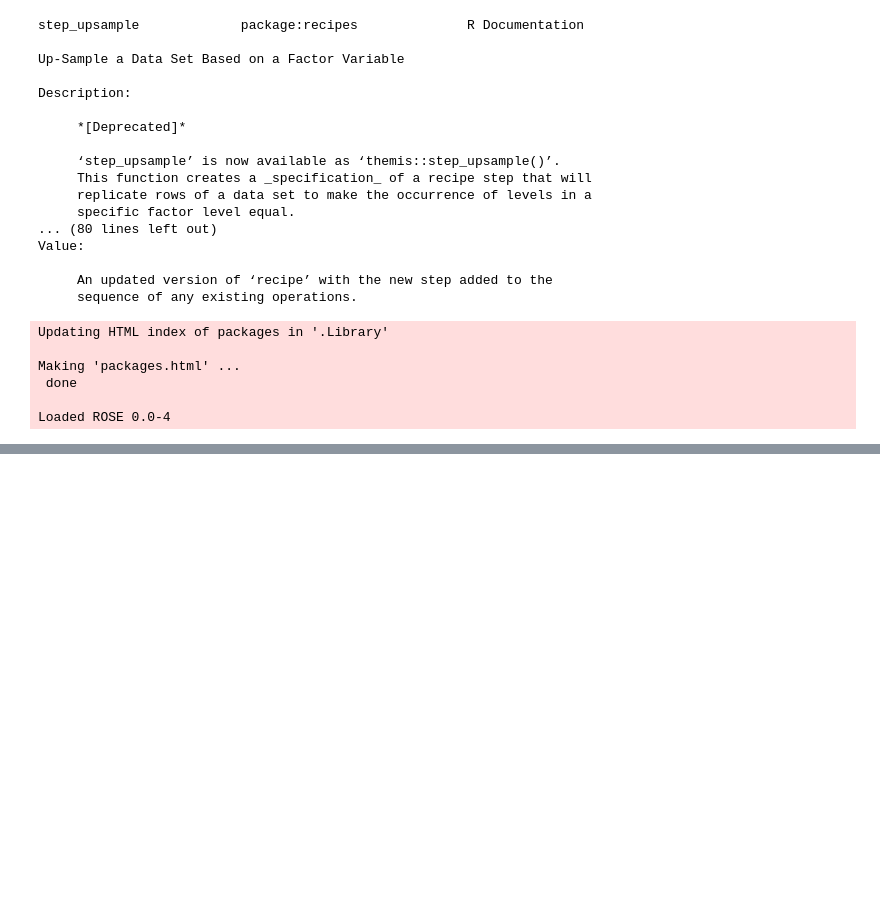
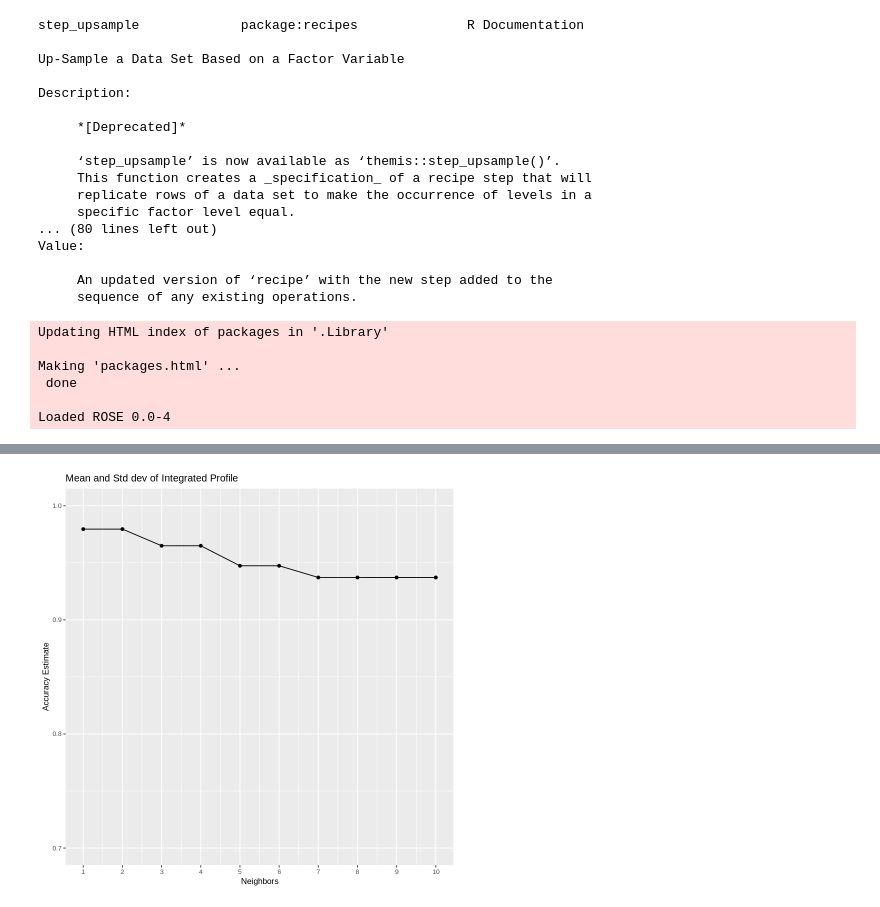
Before and after one commit to kseniak1/DSCI100-Project, a Jupyter notebook: Ksenia_Work.ipynb, the cells around one changed output, grey strips where cells are left out. Saved outputs shown, nothing was run; the diff lists cells and outputs as text; code cells hidden in the pictures; blank space fills up the shorter version.

```diff
--- a/Ksenia_Work.ipynb
+++ b/Ksenia_Work.ipynb
@@ -156,0 +154,46 @@ A tibble: 2 × 2
+# %%
+## Copied from Avishka's notebook
+set.seed(19)
+
+#Splitting our data
+
+pulsar_split <- initial_split(pulsar, prop = 0.75, strata = class)
+pulsar_training_data <- training(pulsar_split)
+pulsar_testing_data <- testing(pulsar_split)
+
+#Cross validation
+pulsar_vfold <- vfold_cv(pulsar_training_data, v = 5, strata = class)
+
+#knn model specification
+knn_spec <- nearest_neighbor(weight_func = "rectangular", neighbors = tune()) %>%
+       set_engine("kknn") %>%
+       set_mode("classification")
+# %%
+## Copied from Avishka's notebook
+
+set.seed(19)
+
+pulsar_ip_recipe_1 <- recipe(class ~ mean_ip + dev_ip , data = pulsar_training_data) %>%
+     step_scale(all_predictors()) %>%
+     step_center(all_predictors())
+
+k_values_1 <- tibble(neighbors = 1:10)
+
+knn_ip_results_1 <- workflow() %>%
+       add_recipe(pulsar_ip_recipe_1) %>%
+       add_model(knn_spec) %>%
+       tune_grid(resamples = pulsar_vfold, grid = k_values_1) %>%
+       collect_metrics() %>%
+       filter(.metric == "accuracy")
+
+ip_plot_1 <- ggplot(knn_ip_results_1, aes(x = neighbors, y = mean)) +
+       geom_point() +
+       geom_line() +
+       scale_x_continuous(breaks = seq(0, 10, by = 1)) +
+       scale_y_continuous(limits = c(0.7, 1.0)) +
+       labs(x = "Neighbors", y = "Accuracy Estimate") +
+       ggtitle("Mean and Std dev of Integrated Profile") +
+       theme(text = element_text(size = 10))
+ip_plot_1
+# %% [output]
+[figure, added]
```
Also changed, not shown: parts of 6 cells of this notebook.
